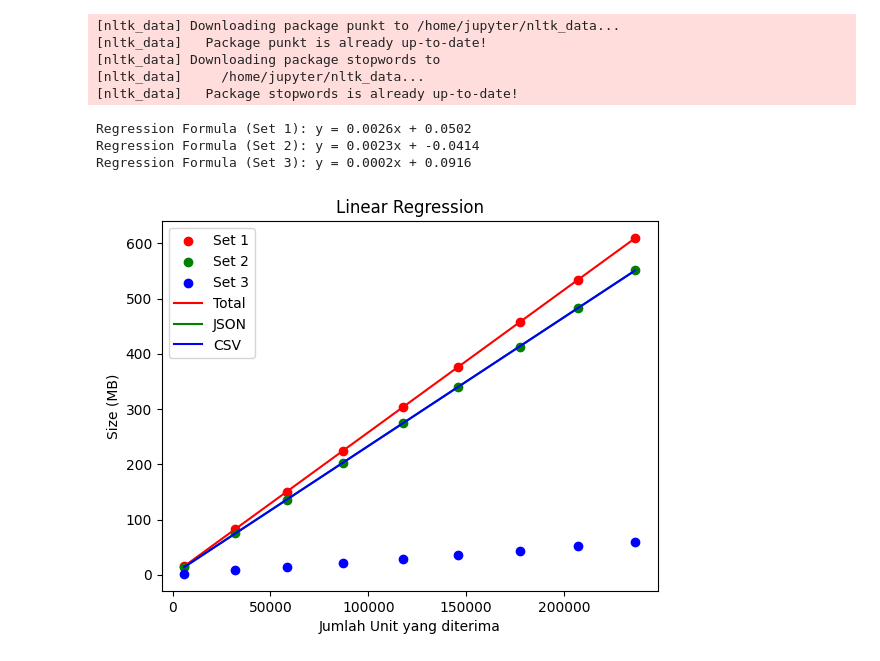
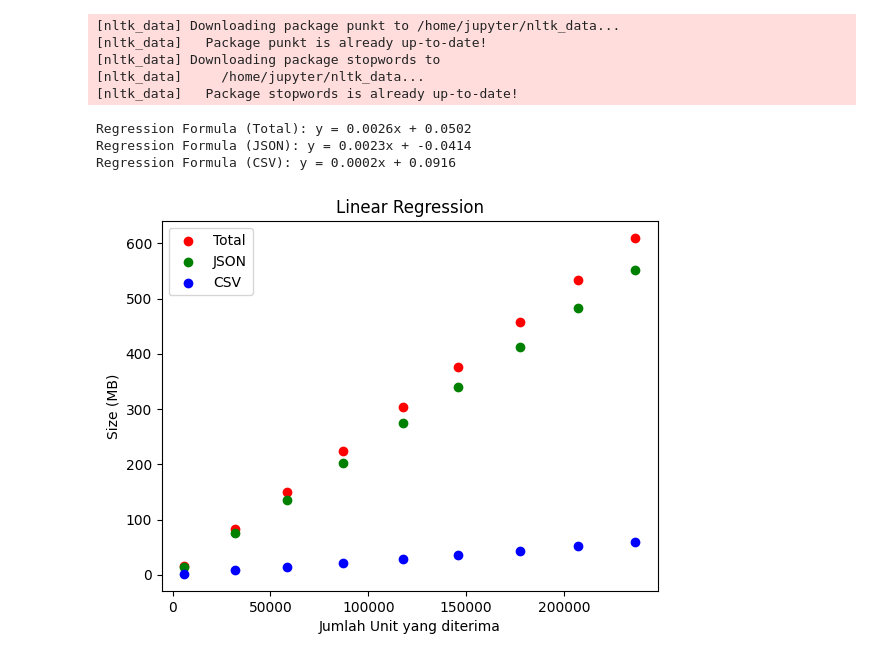
Before and after one commit to thefathan/RedditCrawler, a Jupyter notebook: src/dataprocess.ipynb, the cells around one changed output. Cells and saved outputs as stored; diff of their text form; code cells hidden in the pictures.

```diff
--- a/src/dataprocess.ipynb
+++ b/src/dataprocess.ipynb
@@ -134,44 +134,44 @@ model1 = LinearRegression().fit(x1, y1)
 # Print the slope and intercept of the regression line for the first set of data
 slope1 = model1.coef_[0]
 intercept1 = model1.intercept_
-print(f"Regression Formula (Set 1): y = {slope1:.4f}x + {intercept1:.4f}")
+print(f"Regression Formula (Total): y = {slope1:.4f}x + {intercept1:.4f}")
 
 # Create and fit the linear regression model for the second set of data
 model2 = LinearRegression().fit(x2, y2)
 
 # Print the slope and intercept of the regression line for the second set of data
 slope2 = model2.coef_[0]
 intercept2 = model2.intercept_
-print(f"Regression Formula (Set 2): y = {slope2:.4f}x + {intercept2:.4f}")
+print(f"Regression Formula (JSON): y = {slope2:.4f}x + {intercept2:.4f}")
 
 # Create and fit the linear regression model for the third set of data
 model3 = LinearRegression().fit(x3, y3)
 
 # Print the slope and intercept of the regression line for the third set of data
 slope3 = model3.coef_[0]
 intercept3 = model3.intercept_
-print(f"Regression Formula (Set 3): y = {slope3:.4f}x + {intercept3:.4f}")
+print(f"Regression Formula (CSV): y = {slope3:.4f}x + {intercept3:.4f}")
 
 # Create a scatter plot of both datasets
-plt.scatter(x1, y1, color="red", label="Set 1")
-plt.scatter(x2, y2, color="green", label="Set 2")
-plt.scatter(x3, y3, color="blue", label="Set 3")
+plt.scatter(x1, y1, color="red", label="Total")
+plt.scatter(x2, y2, color="green", label="JSON")
+plt.scatter(x3, y3, color="blue", label="CSV")
 
 # Add the regression lines to the plot
-plt.plot(x1, model1.predict(x1), color="red", label="Total")
-plt.plot(x2, model2.predict(x2), color="green", label="JSON")
-plt.plot(x3, model2.predict(x3), color="blue", label="CSV")
+# plt.plot(x1, model1.predict(x1), color="red", label="Total")
+# plt.plot(x2, model2.predict(x2), color="green", label="JSON")
+# plt.plot(x3, model2.predict(x3), color="blue", label="CSV")
 
 # Add labels and legend to the plot
 plt.xlabel('Jumlah Unit yang diterima')
 plt.ylabel('Size (MB)')
 plt.title('Linear Regression')
 plt.legend()
 
 # Show the plot
 plt.show()
 # %% [output]
-Regression Formula (Set 1): y = 0.0026x + 0.0502
-Regression Formula (Set 2): y = 0.0023x + -0.0414
-Regression Formula (Set 3): y = 0.0002x + 0.0916
+Regression Formula (Total): y = 0.0026x + 0.0502
+Regression Formula (JSON): y = 0.0023x + -0.0414
+Regression Formula (CSV): y = 0.0002x + 0.0916
-[figure, old version]
+[figure, new version]
```
